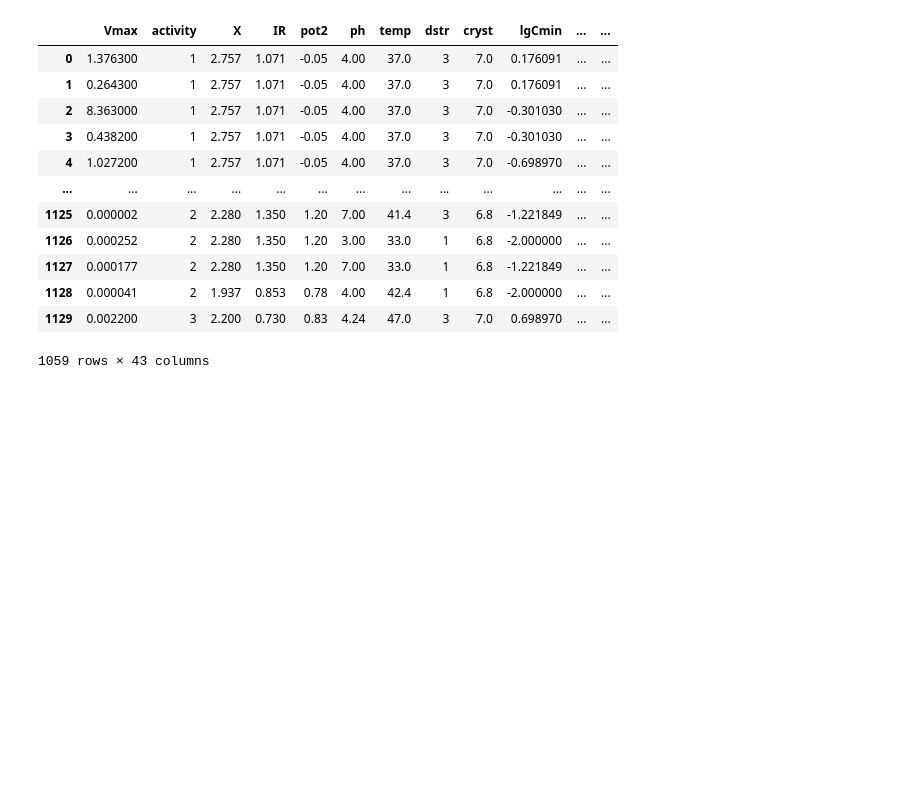
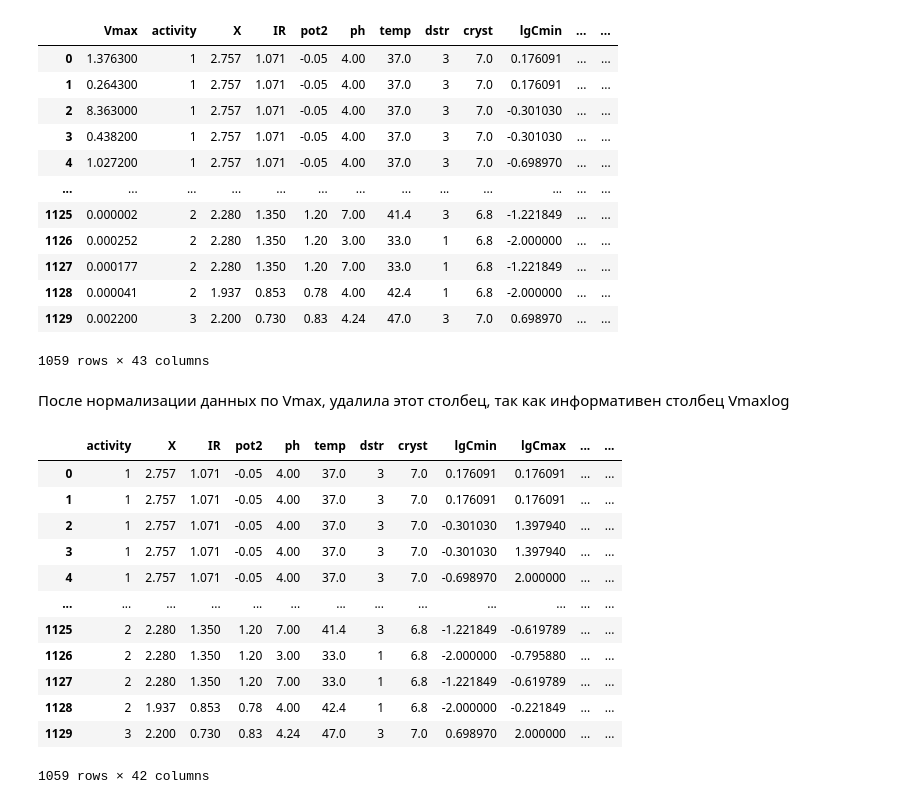
Before and after one commit to illhammm/Nanozymes1, a Jupyter notebook: Data_Preprocessing/data_preprocessing_Vmax.ipynb, the cells around one changed output. Saved outputs shown, nothing was run; the diff lists cells and outputs as text; code cells hidden in the pictures; blank space fills up the shorter version.

Commit message:
Удалили Vmax, так как информативен столбец Vmaxlog

```diff
--- a/Data_Preprocessing/data_preprocessing_Vmax.ipynb
+++ b/Data_Preprocessing/data_preprocessing_Vmax.ipynb
@@ -132,3 +132,23 @@ df
 | 1128 | 0.000041 | 2 | 1.937 | 0.853 | 0.78 | 4.00 | 42.4 | 1 | 6.8 | -2.000000 | ... | ... |
 | 1129 | 0.002200 | 3 | 2.200 | 0.730 | 0.83 | 4.24 | 47.0 | 3 | 7.0 | 0.698970 | ... | ... |
 1059 rows × 43 columns
+# %% [markdown]
+После нормализации данных по Vmax, удалила этот столбец, так как информативен столбец Vmaxlog
+# %%
+df = df.drop('Vmax', axis=1)
+# %%
+df
+# %% [output]
+|  | activity | X | IR | pot2 | ph | temp | dstr | cryst | lgCmin | lgCmax | ... | ... |
+| 0 | 1 | 2.757 | 1.071 | -0.05 | 4.00 | 37.0 | 3 | 7.0 | 0.176091 | 0.176091 | ... | ... |
+| 1 | 1 | 2.757 | 1.071 | -0.05 | 4.00 | 37.0 | 3 | 7.0 | 0.176091 | 0.176091 | ... | ... |
+| 2 | 1 | 2.757 | 1.071 | -0.05 | 4.00 | 37.0 | 3 | 7.0 | -0.301030 | 1.397940 | ... | ... |
+| 3 | 1 | 2.757 | 1.071 | -0.05 | 4.00 | 37.0 | 3 | 7.0 | -0.301030 | 1.397940 | ... | ... |
+| 4 | 1 | 2.757 | 1.071 | -0.05 | 4.00 | 37.0 | 3 | 7.0 | -0.698970 | 2.000000 | ... | ... |
+| ... | ... | ... | ... | ... | ... | ... | ... | ... | ... | ... | ... | ... |
+| 1125 | 2 | 2.280 | 1.350 | 1.20 | 7.00 | 41.4 | 3 | 6.8 | -1.221849 | -0.619789 | ... | ... |
+| 1126 | 2 | 2.280 | 1.350 | 1.20 | 3.00 | 33.0 | 1 | 6.8 | -2.000000 | -0.795880 | ... | ... |
+| 1127 | 2 | 2.280 | 1.350 | 1.20 | 7.00 | 33.0 | 1 | 6.8 | -1.221849 | -0.619789 | ... | ... |
+| 1128 | 2 | 1.937 | 0.853 | 0.78 | 4.00 | 42.4 | 1 | 6.8 | -2.000000 | -0.221849 | ... | ... |
+| 1129 | 3 | 2.200 | 0.730 | 0.83 | 4.24 | 47.0 | 3 | 7.0 | 0.698970 | 2.000000 | ... | ... |
+1059 rows × 42 columns
```
